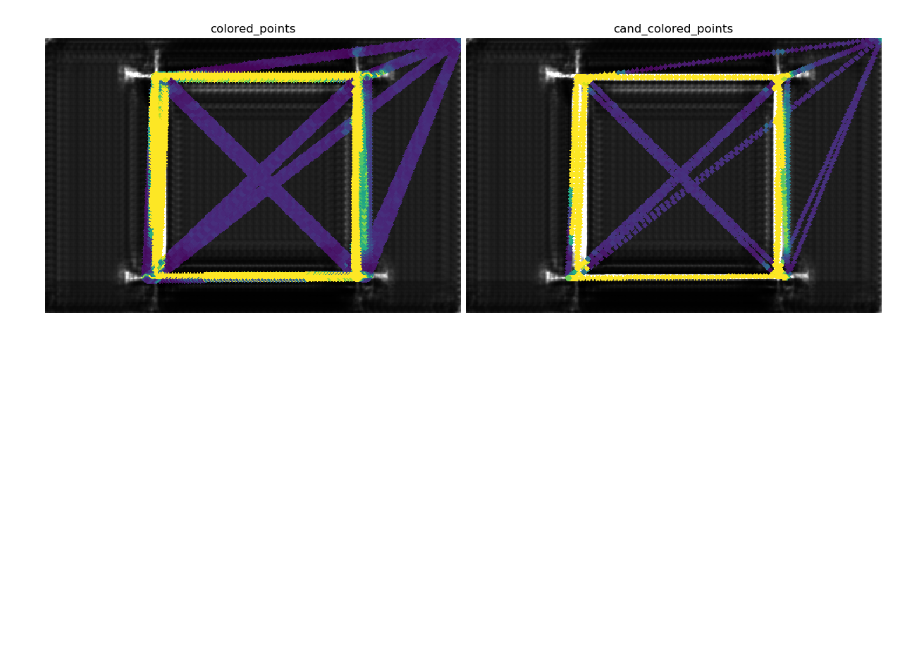
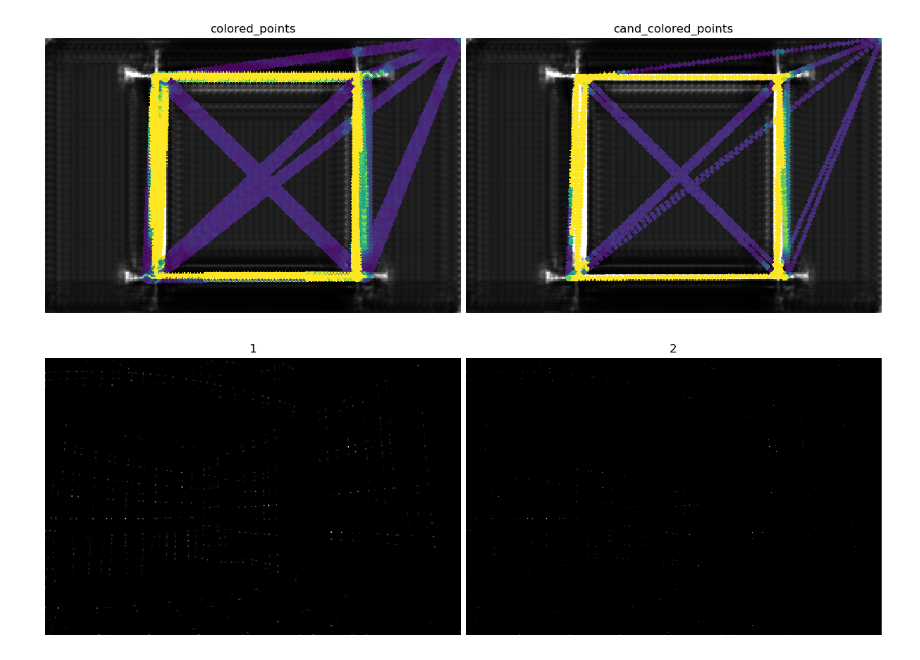
Before and after one commit to ppppplus/sp-sold2-vins, a Jupyter notebook: notebook/plot.ipynb, the cells around one changed output. Saved outputs shown, nothing was run; the diff lists cells and outputs as text; code cells hidden in the pictures; blank space fills up the shorter version.

```diff
--- a/notebook/plot.ipynb
+++ b/notebook/plot.ipynb
@@ -84,6 +84,16 @@ plot_images([img_junctions], ["img_junctions"])
 print(np.sum(line_map==1))
 img_lines = plot_line_segments(img, junctions, line_map)
 plot_images([img_lines], ["lines"])
+# %%
+import numpy as np
+from vision_utils import plot_images, plot_junctions, plot_line_segments
+
+heatmap1 = np.load("/home/nvidia/Work/sp-sold2-vins_ws/src/sp-sold2-vins/notebook/np/heatmap1.npy")
+heatmap2 = np.load("/home/nvidia/Work/sp-sold2-vins_ws/src/sp-sold2-vins/notebook/np/heatmap2.npy")\
+
+plot_images([heatmap1[0]*255, heatmap2[0]*255], ["1", "2"])
+# %% [output]
+[figure, added]
 # %%
 heatmap2 = np.load("/home/nvidia/Work/sp-sold2-vins_ws/src/sp-sold2-vins/notebook/tensor/heatmap2.npy")
 junctions2 = np.load("/home/nvidia/Work/sp-sold2-vins_ws/src/sp-sold2-vins/notebook/tensor/junctions2.npy")
```
Also changed, not shown: 5 other files.
